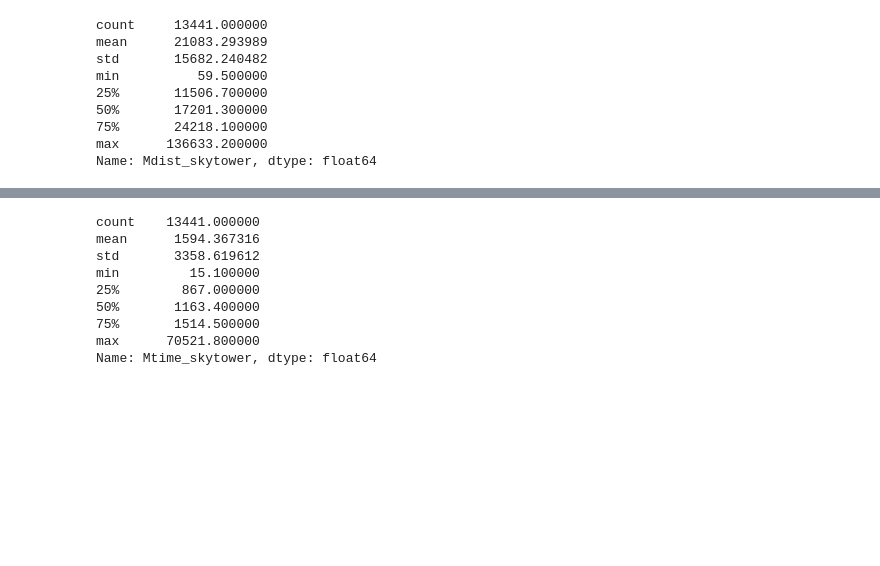
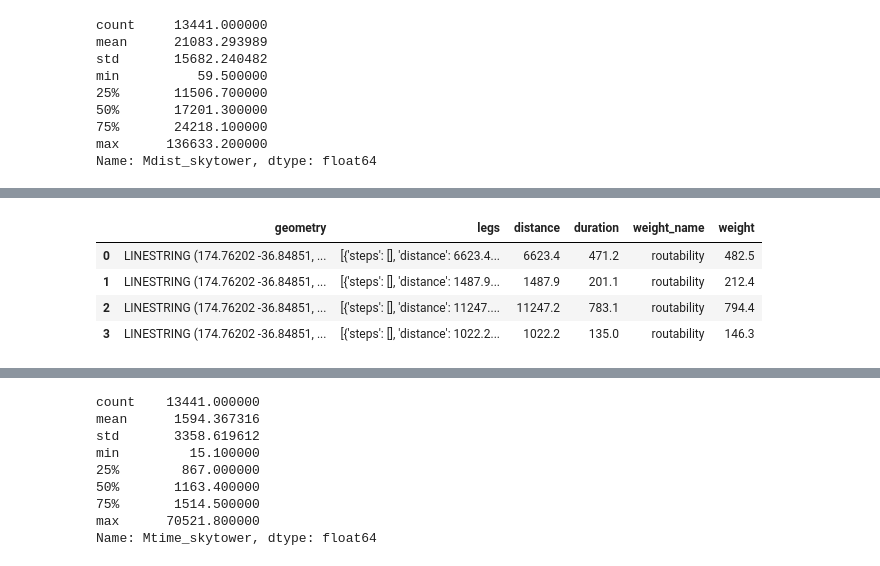
Before and after one commit to UoA-eResearch/auckland-housing, a Jupyter notebook: phase2.ipynb, the cells around one changed output, grey strips where cells are left out. Drawn from its saved outputs; the diff is of its cells as text; code cells hidden in the pictures; blank space fills up the shorter version.

```diff
--- a/phase2.ipynb
+++ b/phase2.ipynb
@@ -515,0 +553,11 @@ Text(0.5, 1, 'Meshblocks <5KM driving from the Skytower')
+# %%
+route_df = pd.read_json(json.dumps(routes))
+route_df["geometry"] = route_df['geometry'].apply(shape)
+route_df = gpd.GeoDataFrame(route_df)
+route_df
+# %% [output]
+|  | geometry | legs | distance | duration | weight_name | weight |
+| 0 | LINESTRING (174.76202 -36.84851, ... | [{'steps': [], 'distance': 6623.4... | 6623.4 | 471.2 | routability | 482.5 |
+| 1 | LINESTRING (174.76202 -36.84851, ... | [{'steps': [], 'distance': 1487.9... | 1487.9 | 201.1 | routability | 212.4 |
+| 2 | LINESTRING (174.76202 -36.84851, ... | [{'steps': [], 'distance': 11247.... | 11247.2 | 783.1 | routability | 794.4 |
+| 3 | LINESTRING (174.76202 -36.84851, ... | [{'steps': [], 'distance': 1022.2... | 1022.2 | 135.0 | routability | 146.3 |
```
Also changed, not shown: parts of 14 cells of this notebook.
